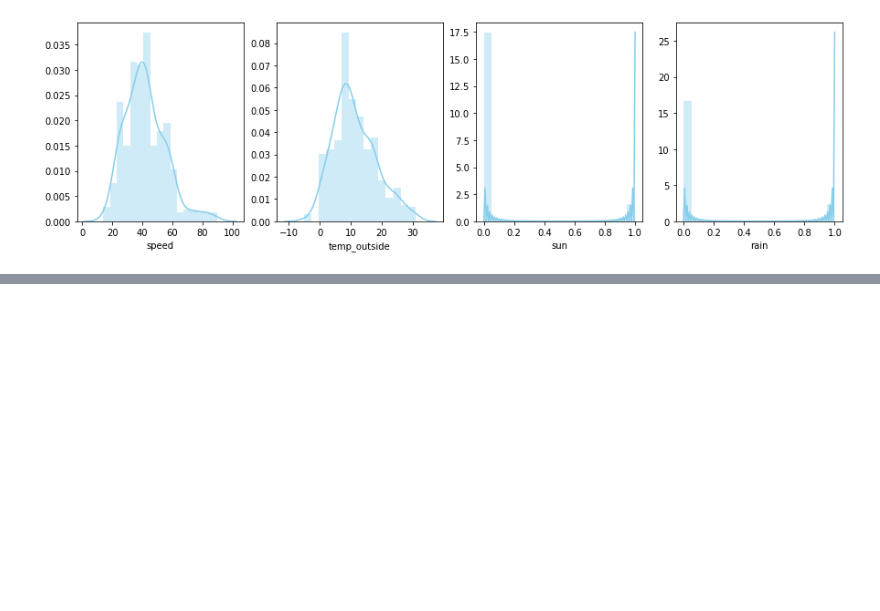
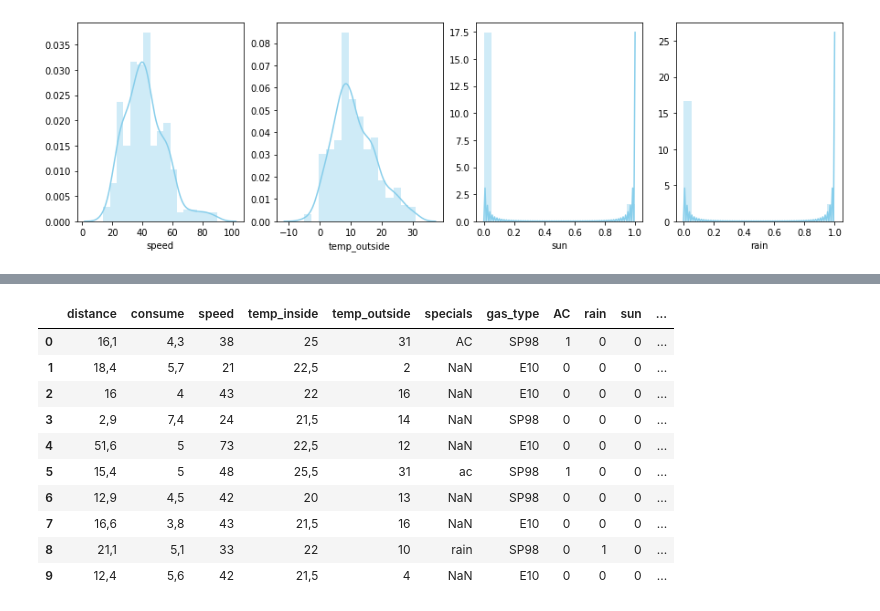
Before and after one commit to arcus-azure/arcus.ml, a Jupyter notebook: samples/dataframe_operations.ipynb, the cells around one changed output, grey strips where cells are left out. Saved outputs shown, nothing was run; the diff lists cells and outputs as text; code cells hidden in the pictures; blank space fills up the shorter version.

```diff
--- a/samples/dataframe_operations.ipynb
+++ b/samples/dataframe_operations.ipynb
@@ -49,0 +52,3 @@ _, axes = adf.plot_features(df, fig_size=(15,4), column_names=['speed', 'temp_ou
+# %%
+df = pd.read_csv('../tests/resources/datasets/car-fuel.csv')
+df.tail(4)
@@ -49,0 +61,15 @@ _, axes = adf.plot_features(df, fig_size=(15,4), column_names=['speed', 'temp_ou
+# %%
+_df = adf.distribute_class(df, 'gas_type', 5, False)
+display(_df)
+# %% [output]
+|  | distance | consume | speed | temp_inside | temp_outside | specials | gas_type | AC | rain | sun | ... |
+| 0 | 16,1 | 4,3 | 38 | 25 | 31 | AC | SP98 | 1 | 0 | 0 | ... |
+| 1 | 18,4 | 5,7 | 21 | 22,5 | 2 | NaN | E10 | 0 | 0 | 0 | ... |
+| 2 | 16 | 4 | 43 | 22 | 16 | NaN | E10 | 0 | 0 | 0 | ... |
+| 3 | 2,9 | 7,4 | 24 | 21,5 | 14 | NaN | SP98 | 0 | 0 | 0 | ... |
+| 4 | 51,6 | 5 | 73 | 22,5 | 12 | NaN | E10 | 0 | 0 | 0 | ... |
+| 5 | 15,4 | 5 | 48 | 25,5 | 31 | ac | SP98 | 1 | 0 | 0 | ... |
+| 6 | 12,9 | 4,5 | 42 | 20 | 13 | NaN | SP98 | 0 | 0 | 0 | ... |
+| 7 | 16,6 | 3,8 | 43 | 21,5 | 16 | NaN | E10 | 0 | 0 | 0 | ... |
+| 8 | 21,1 | 5,1 | 33 | 22 | 10 | rain | SP98 | 0 | 1 | 0 | ... |
+| 9 | 12,4 | 5,6 | 42 | 21,5 | 4 | NaN | E10 | 0 | 0 | 0 | ... |
```
Also changed, not shown: parts of 2 cells of this notebook, 9 other files.
